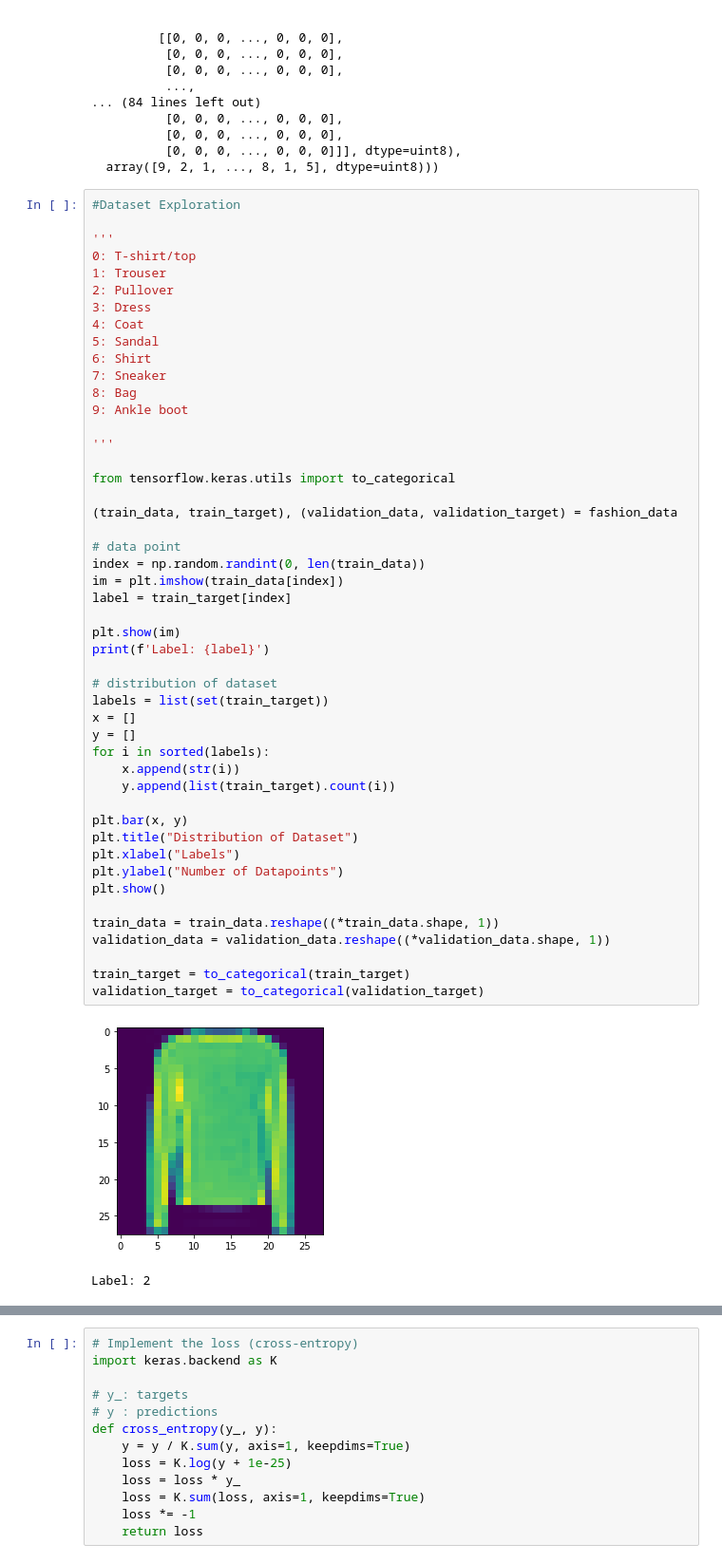
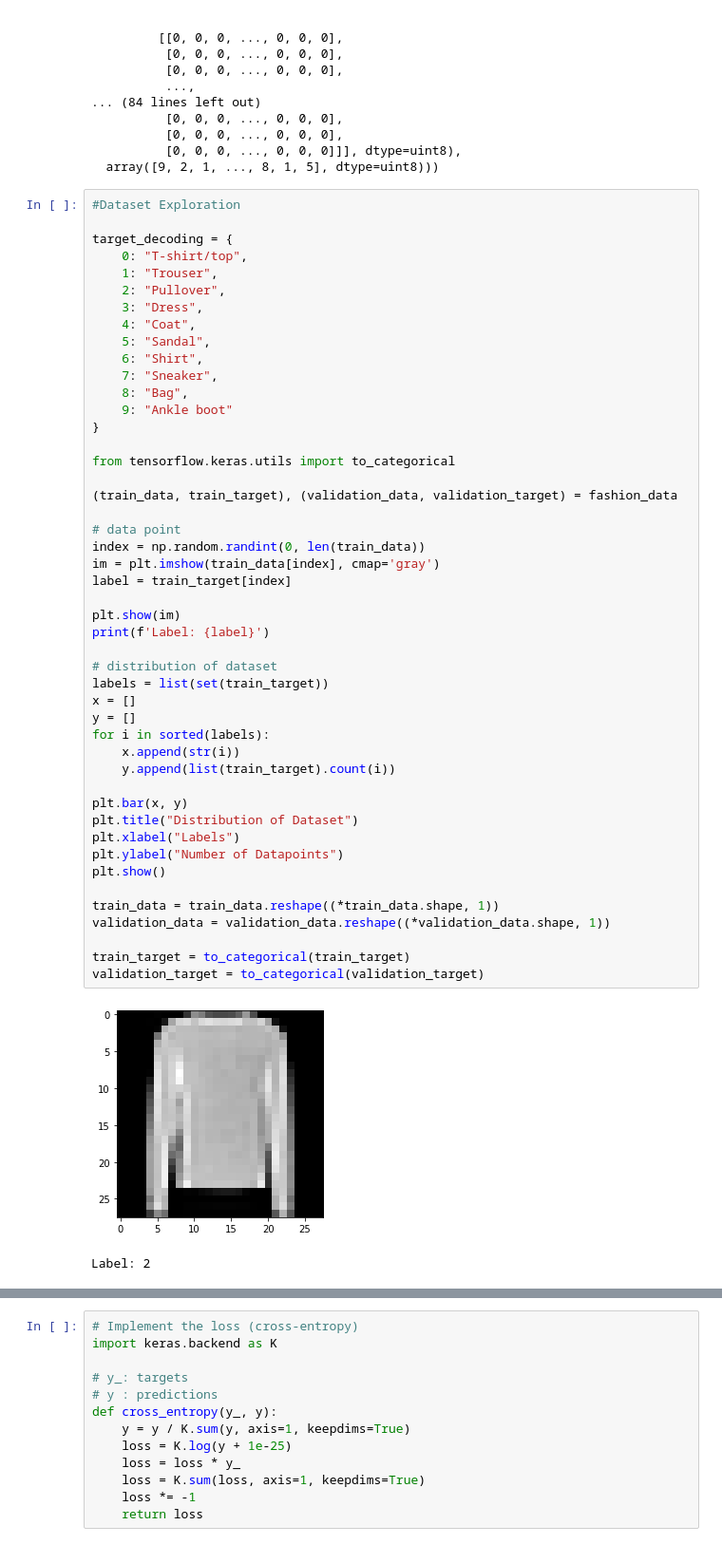
Before and after one commit to sagalpreet/Machine-Learning-CS503, a Jupyter notebook: assignment-3/SAGALPREET_SINGH_CS_503_ML_(2022)_Lab3.ipynb, the cells around one changed output, grey strips where cells are left out. Shown: that part at 95% size. Drawn from its saved outputs; the diff is of its cells as text.

```diff
--- a/assignment-3/SAGALPREET_SINGH_CS_503_ML_(2022)_Lab3.ipynb
+++ b/assignment-3/SAGALPREET_SINGH_CS_503_ML_(2022)_Lab3.ipynb
@@ -571,52 +567,51 @@ fashion_data
 # %%
 #Dataset Exploration
 
-'''
-0: T-shirt/top
-1: Trouser
-2: Pullover
-3: Dress
-4: Coat
-5: Sandal
-6: Shirt
-7: Sneaker
-8: Bag
-9: Ankle boot
-
-'''
+target_decoding = {
+    0: "T-shirt/top",
+    1: "Trouser",
+    2: "Pullover",
+    3: "Dress",
+    4: "Coat",
+    5: "Sandal",
+    6: "Shirt",
+    7: "Sneaker",
+    8: "Bag",
+    9: "Ankle boot"
+}
 
 from tensorflow.keras.utils import to_categorical
 
 (train_data, train_target), (validation_data, validation_target) = fashion_data
 
 # data point
 index = np.random.randint(0, len(train_data))
-im = plt.imshow(train_data[index])
+im = plt.imshow(train_data[index], cmap='gray')
 label = train_target[index]
 
 plt.show(im)
 print(f'Label: {label}')
 
 # distribution of dataset
 labels = list(set(train_target))
 x = []
 y = []
 for i in sorted(labels):
     x.append(str(i))
     y.append(list(train_target).count(i))
 
 plt.bar(x, y)
 plt.title("Distribution of Dataset")
 plt.xlabel("Labels")
 plt.ylabel("Number of Datapoints")
 plt.show()
 
 train_data = train_data.reshape((*train_data.shape, 1))
 validation_data = validation_data.reshape((*validation_data.shape, 1))
 
 train_target = to_categorical(train_target)
 validation_target = to_categorical(validation_target)
 # %% [output]
-[figure, old version]
+[figure, new version]
 Label: 2
 [figure]
```
Also changed, not shown: parts of 11 cells of this notebook.
